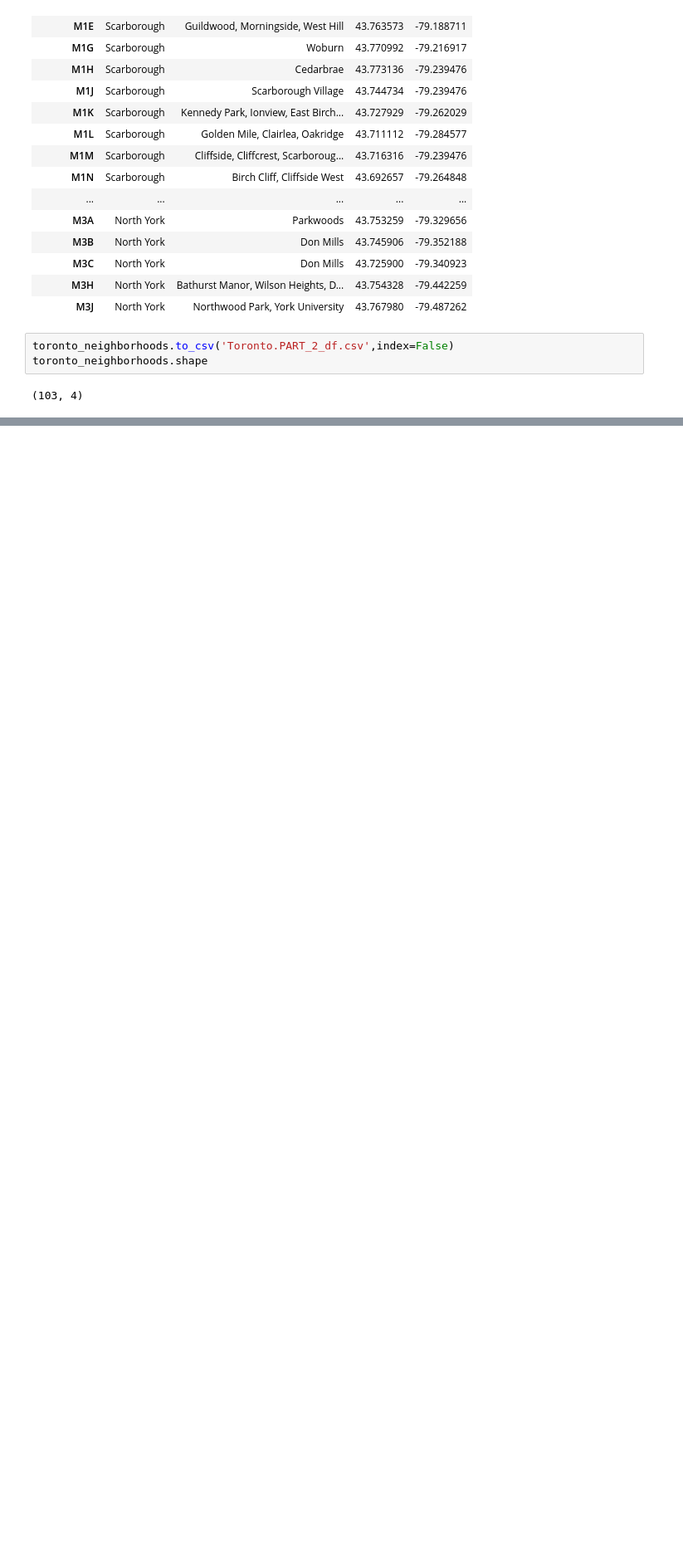
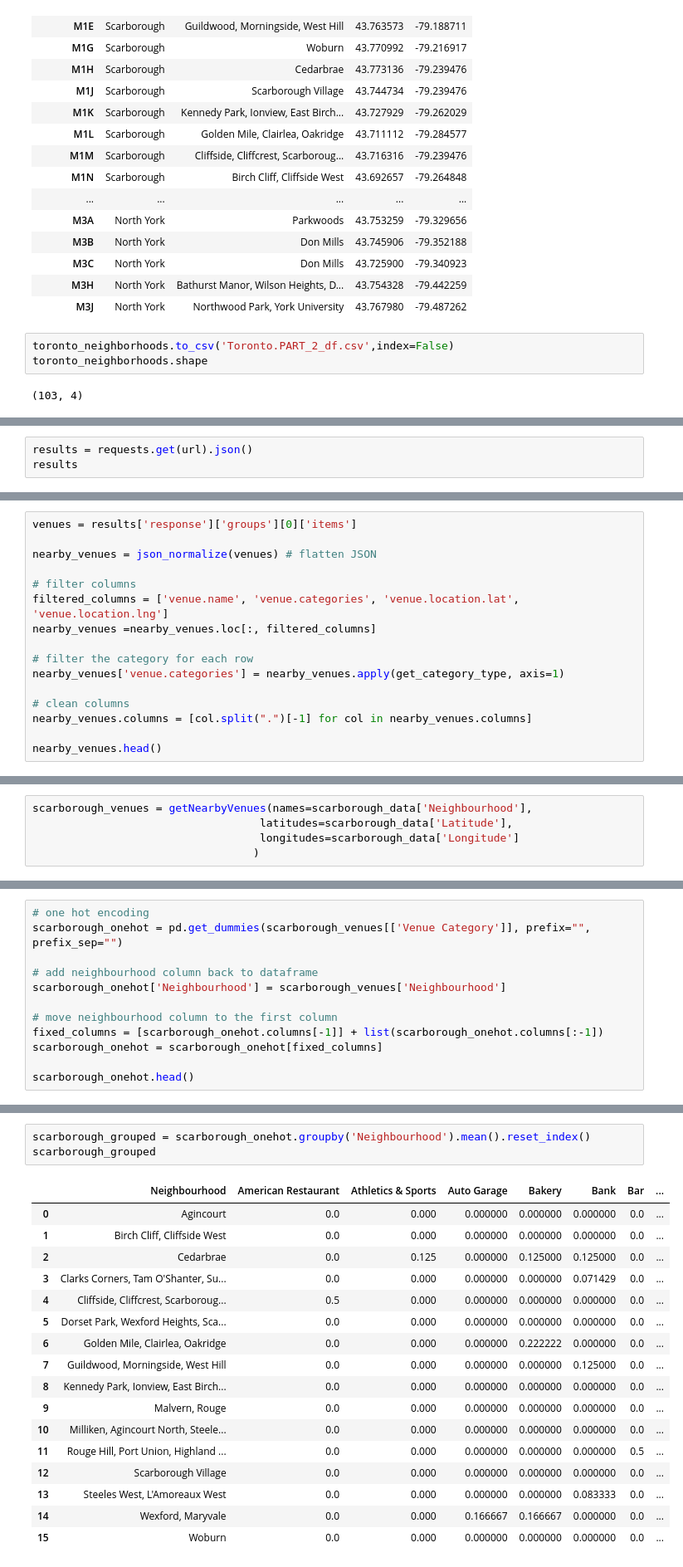
Before and after one commit to priscilahiguti/Coursera_Capstone, a Jupyter notebook: Capstone Project Notebook.ipynb, the cells around one changed output, grey strips where cells are left out. Shown: that part at 83% size. Drawn from its saved outputs; the diff is of its cells as text; blank space fills up the shorter version.

```diff
--- a/Capstone Project Notebook.ipynb
+++ b/Capstone Project Notebook.ipynb
@@ -175,0 +271,3 @@ toronto_neighborhoods.shape
+# %%
+results = requests.get(url).json()
+results
@@ -175,0 +304,16 @@ toronto_neighborhoods.shape
+# %%
+venues = results['response']['groups'][0]['items']
+
+nearby_venues = json_normalize(venues) # flatten JSON
+
+# filter columns
+filtered_columns = ['venue.name', 'venue.categories', 'venue.location.lat', 'venue.location.lng']
+nearby_venues =nearby_venues.loc[:, filtered_columns]
+
+# filter the category for each row
+nearby_venues['venue.categories'] = nearby_venues.apply(get_category_type, axis=1)
+
+# clean columns
+nearby_venues.columns = [col.split(".")[-1] for col in nearby_venues.columns]
+
+nearby_venues.head()
@@ -175,0 +367,5 @@ toronto_neighborhoods.shape
+# %%
+scarborough_venues = getNearbyVenues(names=scarborough_data['Neighbourhood'],
+                                   latitudes=scarborough_data['Latitude'],
+                                   longitudes=scarborough_data['Longitude']
+                                  )
@@ -175,0 +426,12 @@ toronto_neighborhoods.shape
+# %%
+# one hot encoding
+scarborough_onehot = pd.get_dummies(scarborough_venues[['Venue Category']], prefix="", prefix_sep="")
+
+# add neighbourhood column back to dataframe
+scarborough_onehot['Neighbourhood'] = scarborough_venues['Neighbourhood']
+
+# move neighbourhood column to the first column
+fixed_columns = [scarborough_onehot.columns[-1]] + list(scarborough_onehot.columns[:-1])
+scarborough_onehot = scarborough_onehot[fixed_columns]
+
+scarborough_onehot.head()
@@ -175,0 +449,21 @@ toronto_neighborhoods.shape
+# %%
+scarborough_grouped = scarborough_onehot.groupby('Neighbourhood').mean().reset_index()
+scarborough_grouped
+# %% [output]
+|  | Neighbourhood | American Restaurant | Athletics & Sports | Auto Garage | Bakery | Bank | Bar | ... |
+| 0 | Agincourt | 0.0 | 0.000 | 0.000000 | 0.000000 | 0.000000 | 0.0 | ... |
+| 1 | Birch Cliff, Cliffside West | 0.0 | 0.000 | 0.000000 | 0.000000 | 0.000000 | 0.0 | ... |
+| 2 | Cedarbrae | 0.0 | 0.125 | 0.000000 | 0.125000 | 0.125000 | 0.0 | ... |
+| 3 | Clarks Corners, Tam O'Shanter, Su... | 0.0 | 0.000 | 0.000000 | 0.000000 | 0.071429 | 0.0 | ... |
+| 4 | Cliffside, Cliffcrest, Scarboroug... | 0.5 | 0.000 | 0.000000 | 0.000000 | 0.000000 | 0.0 | ... |
+| 5 | Dorset Park, Wexford Heights, Sca... | 0.0 | 0.000 | 0.000000 | 0.000000 | 0.000000 | 0.0 | ... |
+| 6 | Golden Mile, Clairlea, Oakridge | 0.0 | 0.000 | 0.000000 | 0.222222 | 0.000000 | 0.0 | ... |
+| 7 | Guildwood, Morningside, West Hill | 0.0 | 0.000 | 0.000000 | 0.000000 | 0.125000 | 0.0 | ... |
+| 8 | Kennedy Park, Ionview, East Birch... | 0.0 | 0.000 | 0.000000 | 0.000000 | 0.000000 | 0.0 | ... |
+| 9 | Malvern, Rouge | 0.0 | 0.000 | 0.000000 | 0.000000 | 0.000000 | 0.0 | ... |
+| 10 | Milliken, Agincourt North, Steele... | 0.0 | 0.000 | 0.000000 | 0.000000 | 0.000000 | 0.0 | ... |
+| 11 | Rouge Hill, Port Union, Highland ... | 0.0 | 0.000 | 0.000000 | 0.000000 | 0.000000 | 0.5 | ... |
+| 12 | Scarborough Village | 0.0 | 0.000 | 0.000000 | 0.000000 | 0.000000 | 0.0 | ... |
+| 13 | Steeles West, L'Amoreaux West | 0.0 | 0.000 | 0.000000 | 0.000000 | 0.083333 | 0.0 | ... |
+| 14 | Wexford, Maryvale | 0.0 | 0.000 | 0.166667 | 0.166667 | 0.000000 | 0.0 | ... |
+| 15 | Woburn | 0.0 | 0.000 | 0.000000 | 0.000000 | 0.000000 | 0.0 | ... |
```
Also changed, not shown: parts of 40 cells of this notebook.
